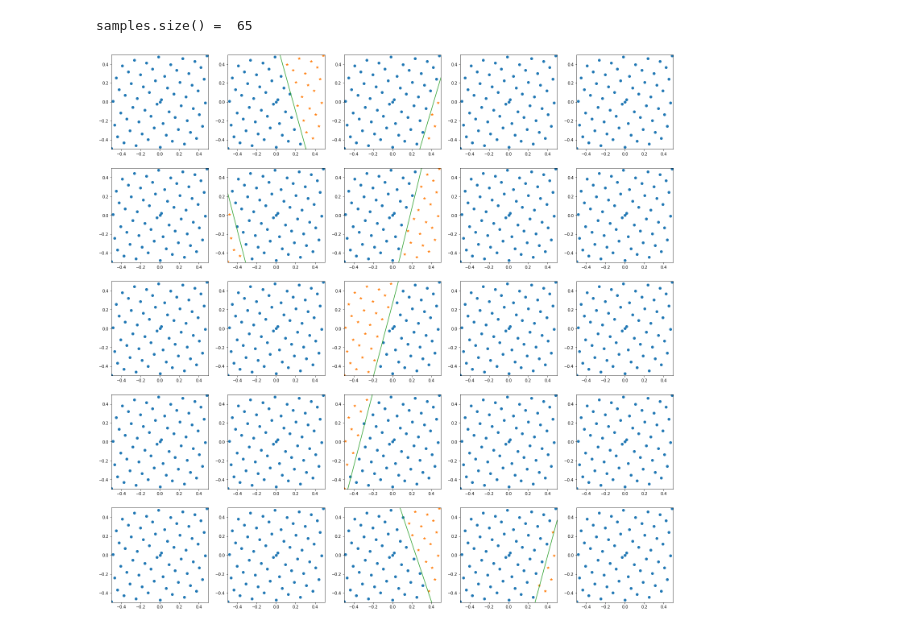
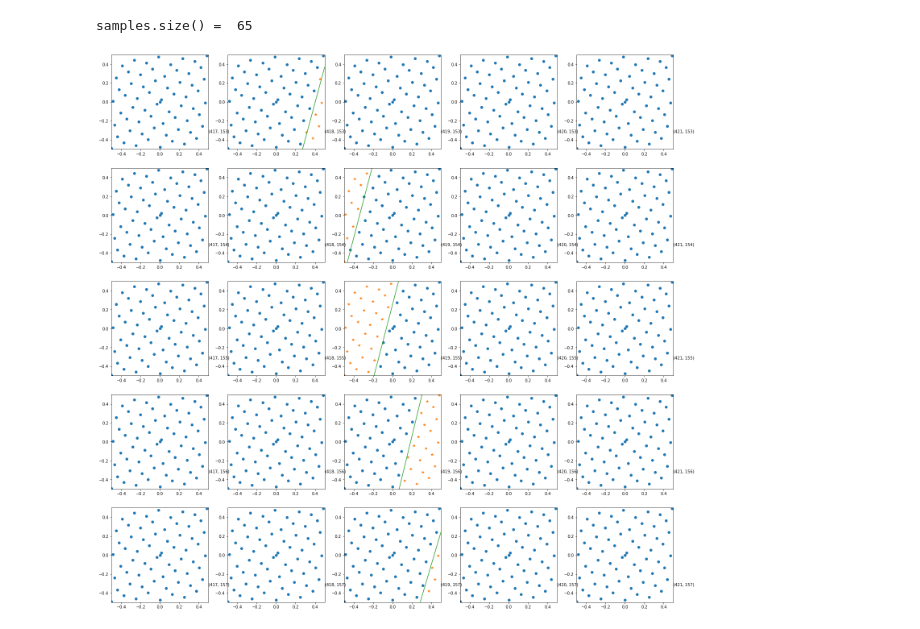
Before and after one commit to msu-graphics-group/scenes, a Jupyter notebook: sample_loader_app/debug_pixel.ipynb, the cells around one changed output. Drawn from its saved outputs; the diff is of its cells as text; code cells hidden in the pictures.

Commit message:
draw coords

```diff
--- a/sample_loader_app/debug_pixel.ipynb
+++ b/sample_loader_app/debug_pixel.ipynb
@@ -26,6 +26,12 @@ samples.size() =  65
 center_x = 419
 center_y = 155
 half_window = 2
+
+coords = [
+    [(x,y) for x in range(center_x - half_window, center_x + half_window + 1)]
+           for y in range(center_y - half_window, center_y + half_window + 1)
+]
+
 pixelsToOpen = [
     ["debug_pixels/pix_{}_{}.bin".format("0" * (4 - len(str(x))) + str(x), "0" * (4 - len(str(y))) + str(y)) for x in range(center_x - half_window, center_x + half_window + 1)]
     for y in range(center_y - half_window, center_y + half_window + 1)
@@ -35,22 +41,24 @@ pixels = [[PixelData(p) for p in pixelLine] for pixelLine in pixelsToOpen]
 # %%
 fig = plt.figure(figsize=(5 * len(pixels[0]), 5 * len(pixels)))
 
 idx = 0
-for pix_line in pixels:
-    for pixel in pix_line:
+for (pix_line,line) in zip(reversed(pixels), reversed(coords)):
+    for (pixel,x) in zip(reversed(pix_line), reversed(line)):
         ax = fig.add_subplot(len(pixels), len(pix_line), len(pixels) * len(pix_line) - idx)
         radius = 0.5
         plt.xlim(-radius, radius)
         plt.ylim(-radius, radius)
+        subTitle = str(x)
+        ax.annotate(subTitle, xy=(0.5, -0.325))
         ax.plot(samples[pixel.labels == 0][:, 0], samples[pixel.labels == 0][:, 1], 'o')
         ax.plot(samples[pixel.labels == 1][:, 0], samples[pixel.labels == 1][:, 1], '*')
 
         # Uncomment to annotate samples
         # for i in range(len(samples)):
         #     plt.annotate(str(i), samples[i], textcoords="offset points", xytext=(0,8),ha='center')
         if pixel.line:
             x = np.linspace(-radius, radius)
             plt.plot(x, -(pixel.line[0] / pixel.line[1] * x + pixel.line[2] / pixel.line[1]))
         idx += 1
 # %% [output]
-[figure, old version]
+[figure, new version]
```
Also changed, not shown: 3 other files.
